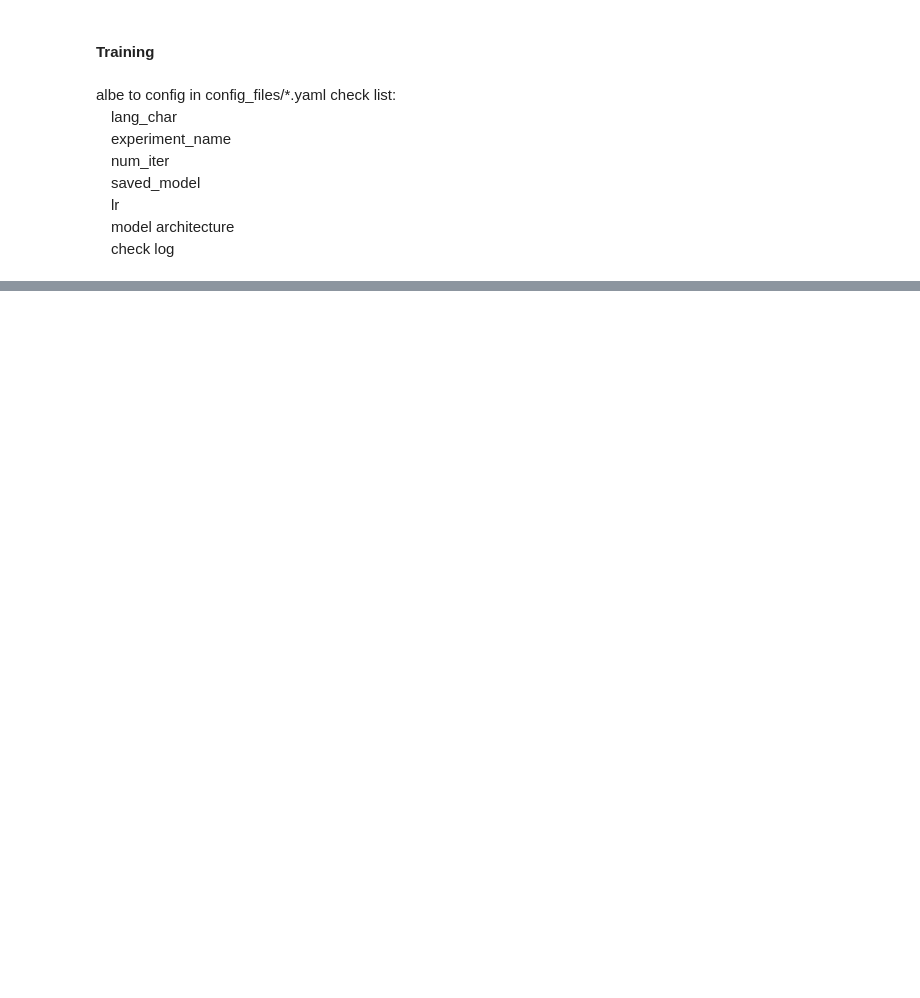
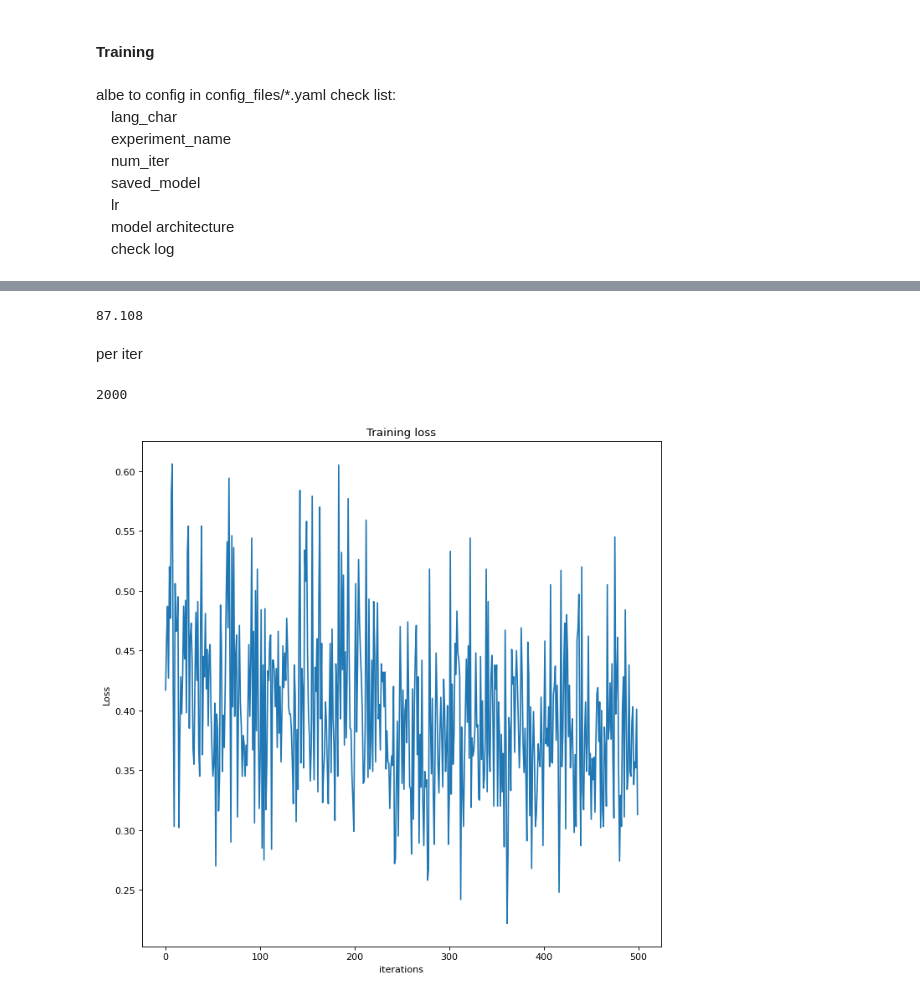
Before and after one commit to piyawat-at/EasyOCR, a Jupyter notebook: trainer/trainer.ipynb, the cells around one changed output, grey strips where cells are left out. Saved outputs shown, nothing was run; the diff lists cells and outputs as text; code cells hidden in the pictures; blank space fills up the shorter version.

```diff
--- a/trainer/trainer.ipynb
+++ b/trainer/trainer.ipynb
@@ -72,5 +94,5 @@ train(opt, amp=False)
 # %%
-label_path = [ './saved_models/rosetta_30k_lr_25e-2/log_loss_train.txt',
+label_path = [ './saved_models/rosetta_100k_lr_25e-2/log_loss_train.txt'
 ]
 loss_list = []
 for path in label_path:
@@ -78,4 +100,27 @@ for path in label_path:
         lines = file.readlines()
         for line in lines:
             if not line.startswith('experiment_name'):
-                loss_list.append(float(line.split(' ')[-2]))
+                loss_list.append(float(line.split(' ')[3]))
+print(loss_list[1])
+# %% [output]
+87.108
+# %% [markdown]
+per iter
+# %%
+import matplotlib.pyplot as plt
+import numpy as np
+print(len(loss_list))
+start_row = 15000
+start = int(start_row /10)
+# plt.plot(np.arange(len(loss_list[start:]))*10+start_row, loss_list[start:])
+plt.figure(figsize=(10, 10), dpi=80)
+plt.plot(loss_list[start:])
+
+plt.title(f'Training loss afer {start_row} iterations')
+plt.title(f'Training loss')
+plt.xlabel('iterations')
+plt.ylabel('Loss')
+plt.show()
+# %% [output]
+2000
+[figure, added]
```
Also changed, not shown: parts of 7 cells of this notebook, 2 other files.
